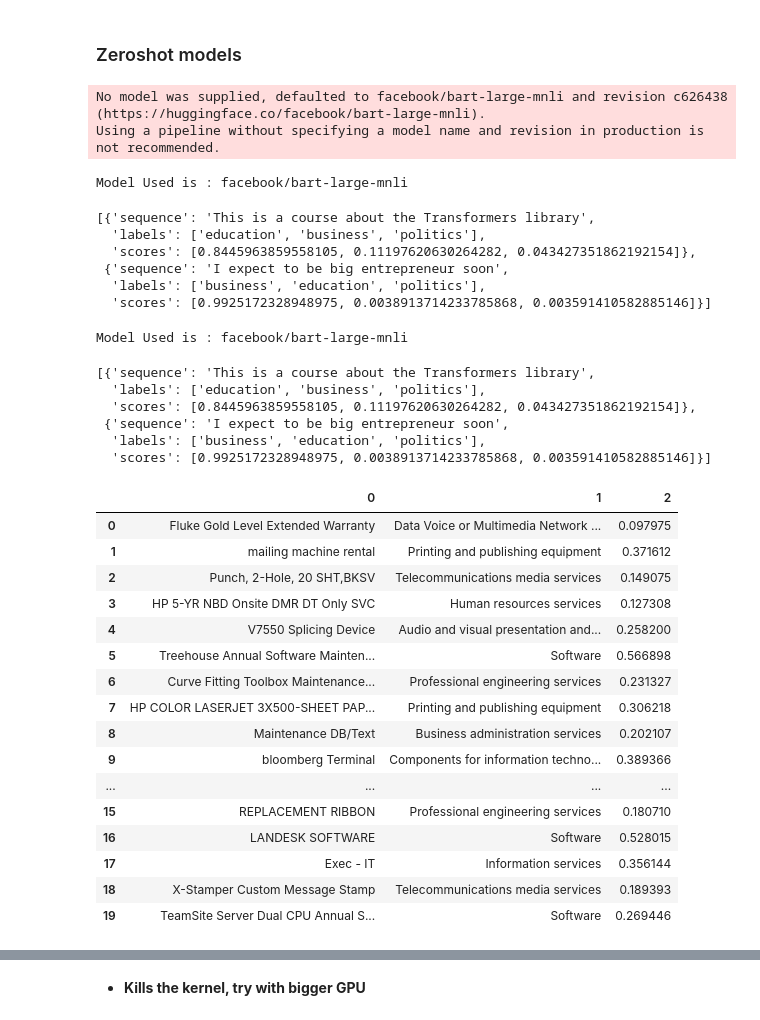
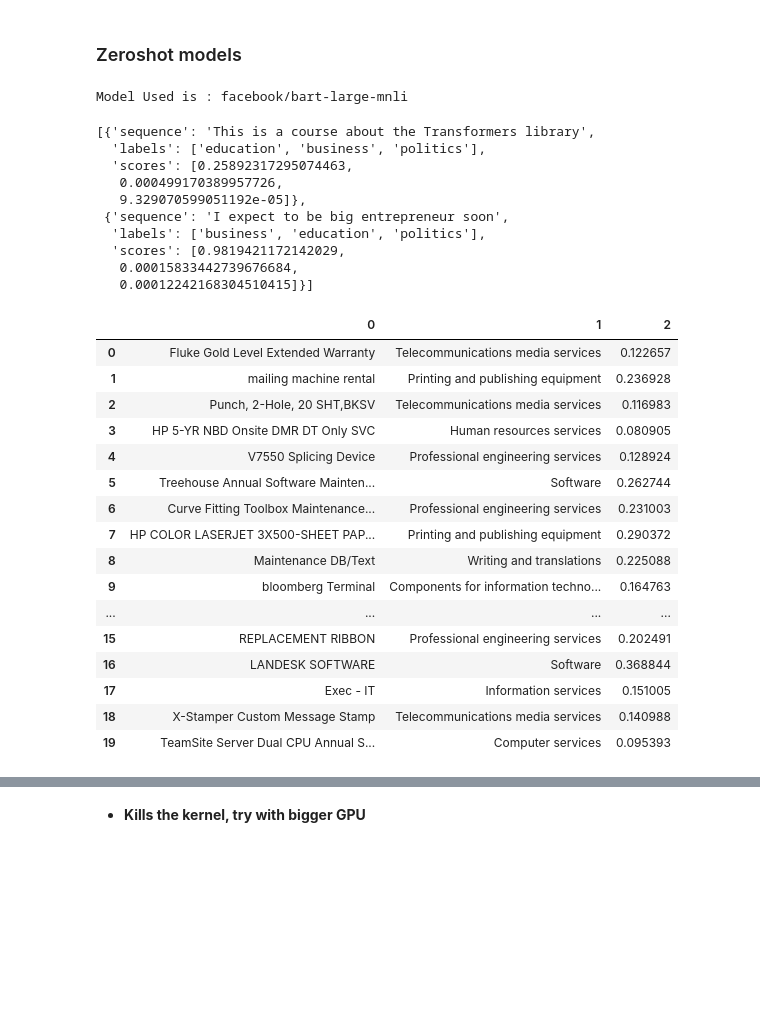
Before and after one commit to hanifa2102/myGPT, a Jupyter notebook: notebooks/zeroshotclassification/Consolidated.ipynb, the cells around one changed output, grey strips where cells are left out. Cells and saved outputs as stored; diff of their text form; code cells hidden in the pictures; blank space fills up the shorter version.

```diff
--- a/notebooks/zeroshotclassification/Consolidated.ipynb
+++ b/notebooks/zeroshotclassification/Consolidated.ipynb
@@ -154,12 +190,13 @@ def test_classifier(classifier):
       print(f'Model Used is :\t{classifier.model.name_or_path}')
       display(classifier(
         ["This is a course about the Transformers library","I expect to be big entrepreneur soon"],
-        candidate_labels=["education", "politics", "business"]))
+        candidate_labels=["education", "politics", "business"],multi_label=True))
 
 def run_zero_shot(classifier):
   prdt_list=get_data()[0]
   prdt_labels=get_data()[1]
-  results=classifier(sequences=prdt_list,candidate_labels=prdt_labels,)
+  template = "This product should be classified as {}"
+  results=classifier(sequences=prdt_list,candidate_labels=prdt_labels,hypothesis_template=template)
   df=pd.DataFrame([(result['sequence'],result['labels'][0],result['scores'][0]) for result in results])
   return df
 
@@ -176,46 +213,40 @@ def run_zero_shot(classifier):
 # %% [markdown]
 ### Zeroshot models
 # %%
-classifier=pipeline("zero-shot-classification")
-test_classifier(classifier)
+# classifier=pipeline("zero-shot-classification",device=0)
+# test_classifier(classifier)
-# %% [output]
-No model was supplied, defaulted to facebook/bart-large-mnli and revision c626438 (https://huggingface.co/facebook/bart-large-mnli).
-Using a pipeline without specifying a model name and revision in production is not recommended.
-Model Used is : facebook/bart-large-mnli
-[{'sequence': 'This is a course about the Transformers library',
-  'labels': ['education', 'business', 'politics'],
-  'scores': [0.8445963859558105, 0.11197620630264282, 0.043427351862192154]},
- {'sequence': 'I expect to be big entrepreneur soon',
-  'labels': ['business', 'education', 'politics'],
-  'scores': [0.9925172328948975, 0.0038913714233785868, 0.003591410582885146]}]
 # %%
-classifier=pipeline("zero-shot-classification",model='facebook/bart-large-mnli')
+classifier=pipeline("zero-shot-classification",model='facebook/bart-large-mnli',device=0)
 test_classifier(classifier)
 df_bart=run_zero_shot(classifier)
 df_bart
 # %% [output]
 Model Used is : facebook/bart-large-mnli
 [{'sequence': 'This is a course about the Transformers library',
   'labels': ['education', 'business', 'politics'],
-  'scores': [0.8445963859558105, 0.11197620630264282, 0.043427351862192154]},
+  'scores': [0.25892317295074463,
+   0.000499170389957726,
+   9.329070599051192e-05]},
  {'sequence': 'I expect to be big entrepreneur soon',
   'labels': ['business', 'education', 'politics'],
-  'scores': [0.9925172328948975, 0.0038913714233785868, 0.003591410582885146]}]
+  'scores': [0.9819421172142029,
+   0.00015833442739676684,
+   0.00012242168304510415]}]
 |  | 0 | 1 | 2 |
-| 0 | Fluke Gold Level Extended Warranty | Data Voice or Multimedia Network ... | 0.097975 |
-| 1 | mailing machine rental | Printing and publishing equipment | 0.371612 |
-| 2 | Punch, 2-Hole, 20 SHT,BKSV | Telecommunications media services | 0.149075 |
-| 3 | HP 5-YR NBD Onsite DMR DT Only SVC | Human resources services | 0.127308 |
-| 4 | V7550 Splicing Device | Audio and visual presentation and... | 0.258200 |
-| 5 | Treehouse Annual Software Mainten... | Software | 0.566898 |
-| 6 | Curve Fitting Toolbox Maintenance... | Professional engineering services | 0.231327 |
-| 7 | HP COLOR LASERJET 3X500-SHEET PAP... | Printing and publishing equipment | 0.306218 |
-| 8 | Maintenance DB/Text | Business administration services | 0.202107 |
-| 9 | bloomberg Terminal | Components for information techno... | 0.389366 |
+| 0 | Fluke Gold Level Extended Warranty | Telecommunications media services | 0.122657 |
+| 1 | mailing machine rental | Printing and publishing equipment | 0.236928 |
+| 2 | Punch, 2-Hole, 20 SHT,BKSV | Telecommunications media services | 0.116983 |
+| 3 | HP 5-YR NBD Onsite DMR DT Only SVC | Human resources services | 0.080905 |
+| 4 | V7550 Splicing Device | Professional engineering services | 0.128924 |
+| 5 | Treehouse Annual Software Mainten... | Software | 0.262744 |
+| 6 | Curve Fitting Toolbox Maintenance... | Professional engineering services | 0.231003 |
+| 7 | HP COLOR LASERJET 3X500-SHEET PAP... | Printing and publishing equipment | 0.290372 |
+| 8 | Maintenance DB/Text | Writing and translations | 0.225088 |
+| 9 | bloomberg Terminal | Components for information techno... | 0.164763 |
 | ... | ... | ... | ... |
-| 15 | REPLACEMENT RIBBON | Professional engineering services | 0.180710 |
-| 16 | LANDESK SOFTWARE | Software | 0.528015 |
-| 17 | Exec - IT | Information services | 0.356144 |
-| 18 | X-Stamper Custom Message Stamp | Telecommunications media services | 0.189393 |
-| 19 | TeamSite Server Dual CPU Annual S... | Software | 0.269446 |
+| 15 | REPLACEMENT RIBBON | Professional engineering services | 0.202491 |
+| 16 | LANDESK SOFTWARE | Software | 0.368844 |
+| 17 | Exec - IT | Information services | 0.151005 |
+| 18 | X-Stamper Custom Message Stamp | Telecommunications media services | 0.140988 |
+| 19 | TeamSite Server Dual CPU Annual S... | Computer services | 0.095393 |
 # %%
```
Also changed, not shown: parts of 9 cells of this notebook, 2 other files.
